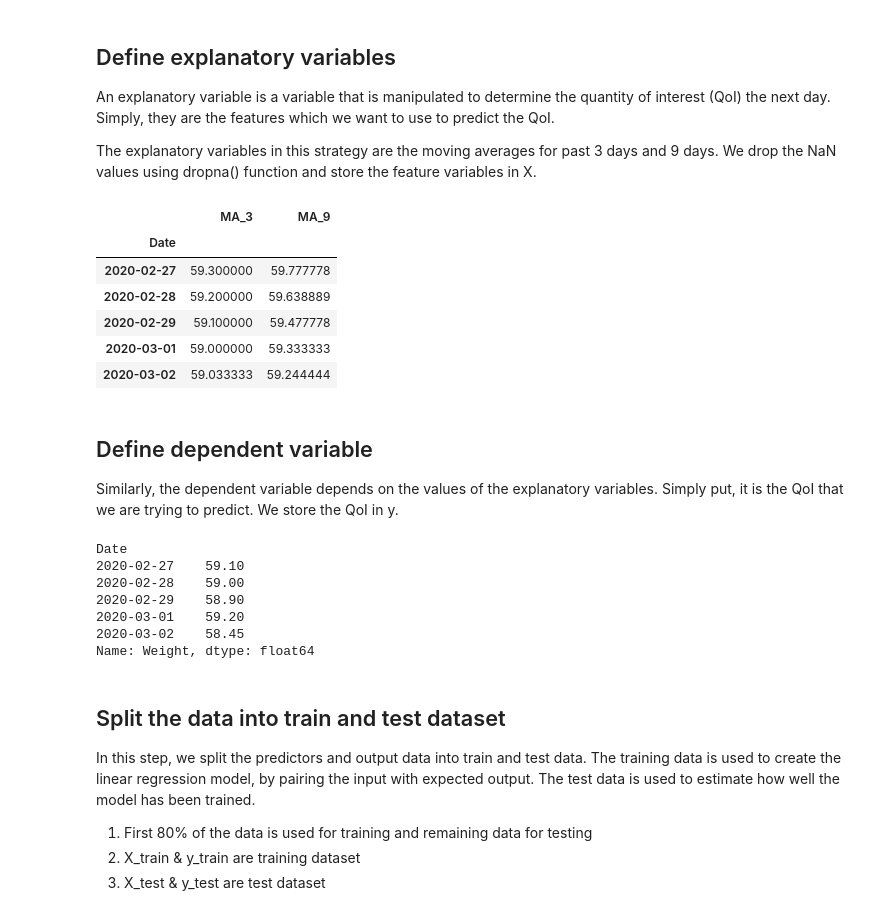
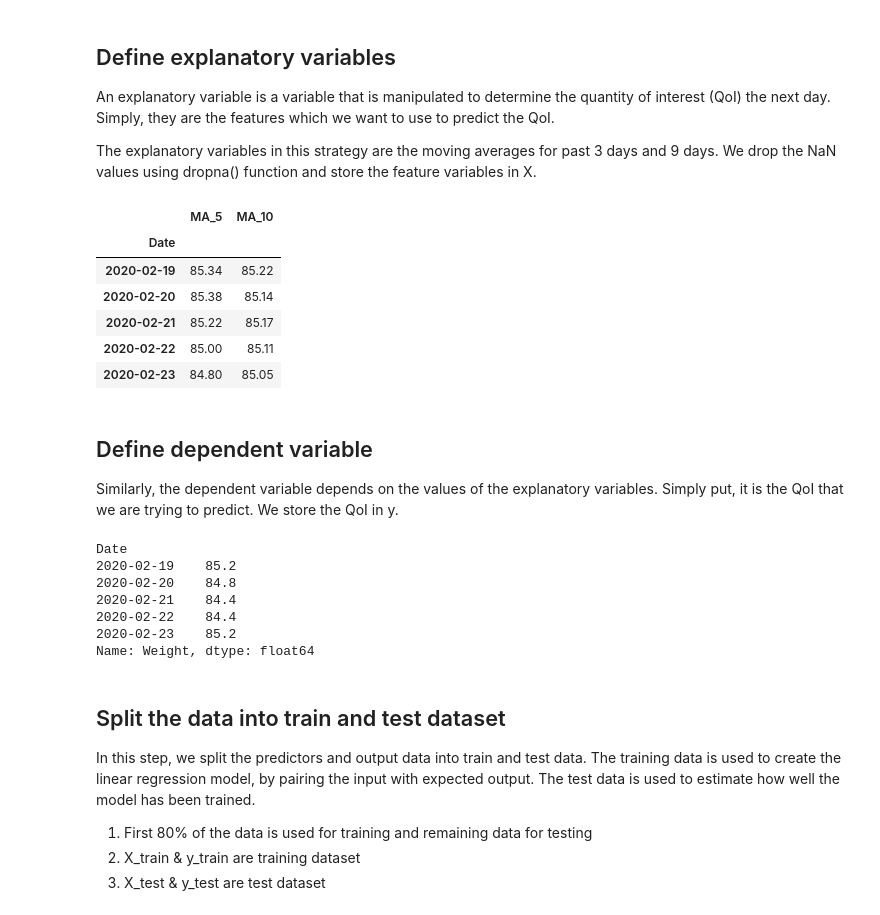
Before and after one commit to kapusuzoglu/Personal-weight-predictions-using-machine-learning, a Jupyter notebook: Weight loss predictions.ipynb, the cells around one changed output. Drawn from its saved outputs; the diff is of its cells as text; code cells hidden in the pictures.

```diff
--- a/Weight loss predictions.ipynb
+++ b/Weight loss predictions.ipynb
@@ -12,7 +12,7 @@ from sklearn.linear_model import LinearRegression
 my_year_month_fmt = mdates.DateFormatter('%m/%y')
 
 # Import raw CSV
-data = pd.read_csv('raw.csv', parse_dates=['Date'])
+data = pd.read_csv('./data/Weight Measurements (Anne) - Sheet1.csv', parse_dates=['Date'])
 
 # setting first name as index column
 data.set_index("Date", inplace = True)
@@ -57,38 +71,36 @@ An explanatory variable is a variable that is manipulated to determine the quant
 
 The explanatory variables in this strategy are the moving averages for past 3 days and 9 days. We drop the NaN values using dropna() function and store the feature variables in X.
 # %%
-data['MA_3'] = data['Weight'].shift(1).rolling(window=3).mean()
+data['MA_5'] = data['Weight'].shift(1).rolling(window=5).mean()
+data['MA_10']= data['Weight'].shift(1).rolling(window=10).mean()
 
-data['MA_9']= data['Weight'].shift(1).rolling(window=9).mean()
+data = data.dropna()
 
-data= data.dropna()
-
-X = data[['MA_3','MA_9']]
+X = data[['MA_5','MA_10']]
 
 X.head()
 # %% [output]
-|  | MA_3 | MA_9 |
+|  | MA_5 | MA_10 |
 | Date |  |  |
-| 2020-02-27 | 59.300000 | 59.777778 |
-| 2020-02-28 | 59.200000 | 59.638889 |
-| 2020-02-29 | 59.100000 | 59.477778 |
-| 2020-03-01 | 59.000000 | 59.333333 |
-| 2020-03-02 | 59.033333 | 59.244444 |
+| 2020-02-19 | 85.34 | 85.22 |
+| 2020-02-20 | 85.38 | 85.14 |
+| 2020-02-21 | 85.22 | 85.17 |
+| 2020-02-22 | 85.00 | 85.11 |
+| 2020-02-23 | 84.80 | 85.05 |
 # %% [markdown]
 ## Define dependent variable
 
 Similarly, the dependent variable depends on the values of the explanatory variables. Simply put, it is the QoI that we are trying to predict. We store the QoI in y.
 # %%
 y = data['Weight']
-
 y.head()
 # %% [output]
 Date
-2020-02-27    59.10
-2020-02-28    59.00
-2020-02-29    58.90
-2020-03-01    59.20
-2020-03-02    58.45
+2020-02-19    85.2
+2020-02-20    84.8
+2020-02-21    84.4
+2020-02-22    84.4
+2020-02-23    85.2
 Name: Weight, dtype: float64
 # %% [markdown]
 ## Split the data into train and test dataset
```
Also changed, not shown: parts of 6 cells of this notebook, 1 other file.
